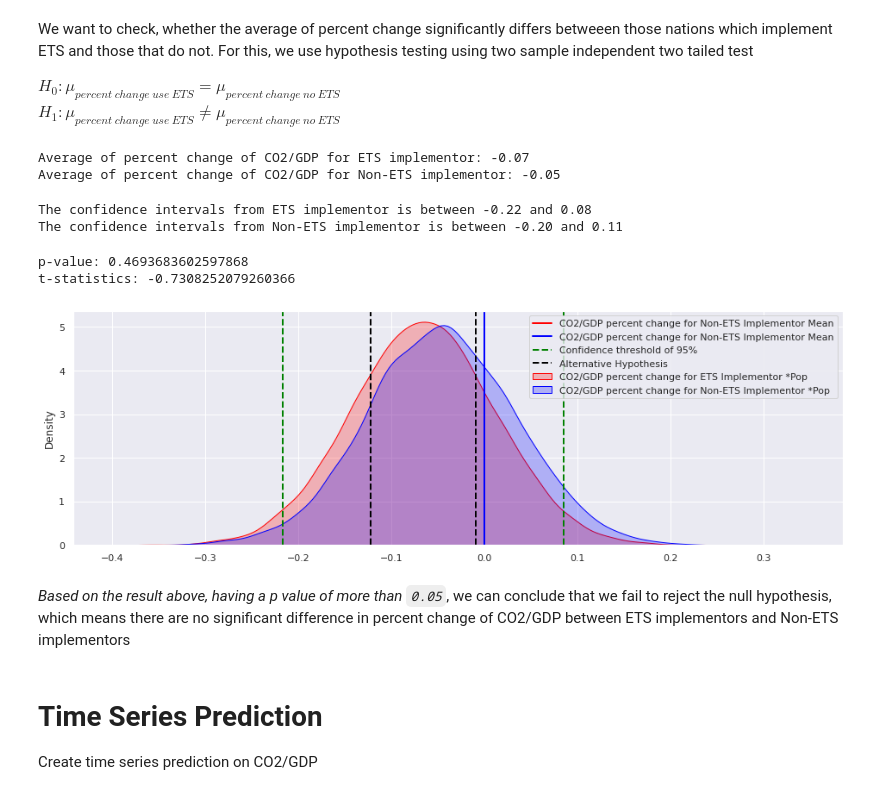
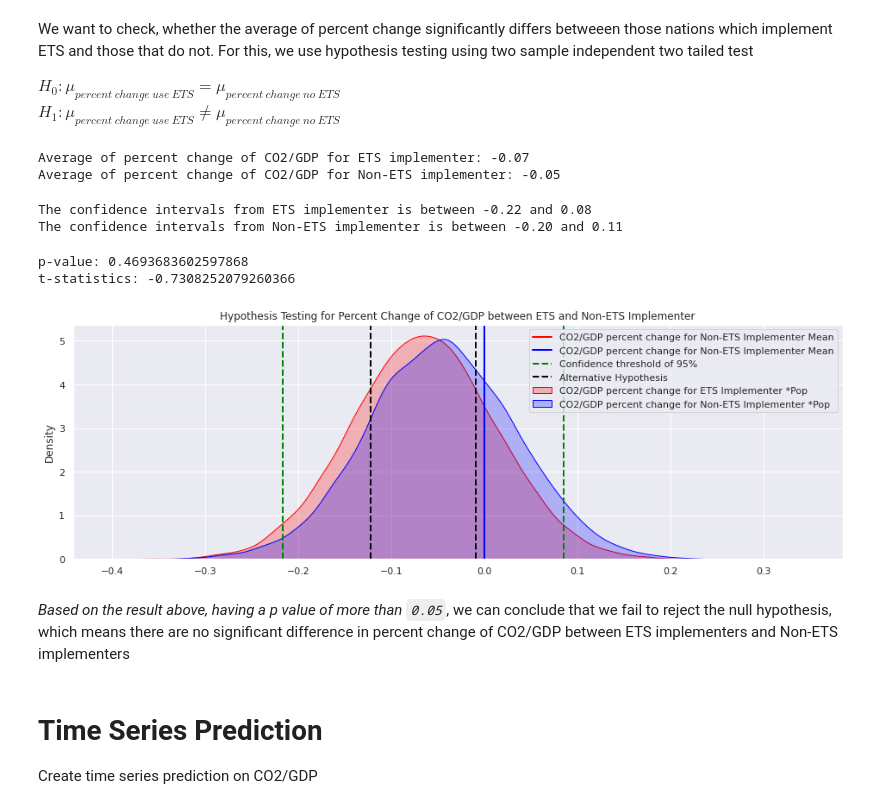
Before and after one commit to NikkiSatmaka/ets-on-carbon-emission, a Jupyter notebook: co2_gdp.ipynb, the cells around one changed output. Saved outputs shown, nothing was run; the diff lists cells and outputs as text; code cells hidden in the pictures.

```diff
--- a/co2_gdp.ipynb
+++ b/co2_gdp.ipynb
@@ -290,11 +295,11 @@ We want to check, whether the average of percent change significantly differs be
 $H_{0}: \mu_{percent\ change\ use\ ETS} = \mu_{percent\ change\ no\ ETS}$\
 $H_{1}: \mu_{percent\ change\ use\ ETS} \neq \mu_{percent\ change\ no\ ETS}$
 # %%
-print(f"Average of percent change of CO2/GDP for ETS implementor: {df_ets_mean_ts['use_ets_pct'][1:].mean():.2f}")
-print(f"Average of percent change of CO2/GDP for Non-ETS implementor: {df_ets_mean_ts['no_ets_pct'][1:].mean():.2f}")
+print(f"Average of percent change of CO2/GDP for ETS implementer: {df_ets_mean_ts['use_ets_pct'][1:].mean():.2f}")
+print(f"Average of percent change of CO2/GDP for Non-ETS implementer: {df_ets_mean_ts['no_ets_pct'][1:].mean():.2f}")
 # %% [output]
-Average of percent change of CO2/GDP for ETS implementor: -0.07
-Average of percent change of CO2/GDP for Non-ETS implementor: -0.05
+Average of percent change of CO2/GDP for ETS implementer: -0.07
+Average of percent change of CO2/GDP for Non-ETS implementer: -0.05
 # %%
 ci_use_ets = stats.norm.interval(
     0.95,
@@ -306,11 +311,11 @@ ci_no_ets = stats.norm.interval(
     df_ets_mean_ts['no_ets_pct'][1:].mean(),
     df_ets_mean_ts['no_ets_pct'][1:].std()
 )
-print(f'The confidence intervals from ETS implementor is between {ci_use_ets[0]:.2f} and {ci_use_ets[1]:.2f}')
-print(f'The confidence intervals from Non-ETS implementor is between {ci_no_ets[0]:.2f} and {ci_no_ets[1]:.2f}')
+print(f'The confidence intervals from ETS implementer is between {ci_use_ets[0]:.2f} and {ci_use_ets[1]:.2f}')
+print(f'The confidence intervals from Non-ETS implementer is between {ci_no_ets[0]:.2f} and {ci_no_ets[1]:.2f}')
 # %% [output]
-The confidence intervals from ETS implementor is between -0.22 and 0.08
-The confidence intervals from Non-ETS implementor is between -0.20 and 0.11
+The confidence intervals from ETS implementer is between -0.22 and 0.08
+The confidence intervals from Non-ETS implementer is between -0.20 and 0.11
 # %%
 t_stat, p_val = stats.ttest_ind(
     df_ets_mean_ts['use_ets_pct'][1:],
@@ -336,42 +341,43 @@ no_ets_pop = np.random.normal(
 plt.figure(figsize=(16, 5))
 sns.kdeplot(
     use_ets_pop,
-    label='CO2/GDP percent change for ETS Implementor *Pop',
+    label='CO2/GDP percent change for ETS Implementer *Pop',
     color='red',
     shade=True
 )
 sns.kdeplot(
     no_ets_pop,
-    label='CO2/GDP percent change for Non-ETS Implementor *Pop',
+    label='CO2/GDP percent change for Non-ETS Implementer *Pop',
     color='blue',
     shade=True
 )
 
 plt.axvline(
     df_ets_mean_ts['use_ets'].mean(),
     color='red',
     linewidth=2,
-    label='CO2/GDP percent change for Non-ETS Implementor Mean'
+    label='CO2/GDP percent change for Non-ETS Implementer Mean'
 )
 plt.axvline(
     df_ets_mean_ts['no_ets'].mean(),
     color='blue',
     linewidth=2,
-    label='CO2/GDP percent change for Non-ETS Implementor Mean'
+    label='CO2/GDP percent change for Non-ETS Implementer Mean'
 )
 
 plt.axvline(ci_use_ets[1], color='green', linestyle='dashed', linewidth=2, label='Confidence threshold of 95%')
 plt.axvline(ci_use_ets[0], color='green', linestyle='dashed', linewidth=2)
 
 plt.axvline(use_ets_pop.mean() + t_stat*use_ets_pop.std(), color='black', linestyle='dashed', linewidth=2, label='Alternative Hypothesis')
 plt.axvline(use_ets_pop.mean() - t_stat*use_ets_pop.std(), color='black', linestyle='dashed', linewidth=2)
 
+plt.title('Hypothesis Testing for Percent Change of CO2/GDP between ETS and Non-ETS Implementer')
 plt.legend()
 plt.show()
 # %% [output]
-[figure, old version]
+[figure, new version]
 # %% [markdown]
-*Based on the result above, having a p value of more than `0.05`*, we can conclude that we fail to reject the null hypothesis, which means there are no significant difference in percent change of CO2/GDP between ETS implementors and Non-ETS implementors
+*Based on the result above, having a p value of more than `0.05`*, we can conclude that we fail to reject the null hypothesis, which means there are no significant difference in percent change of CO2/GDP between ETS implementers and Non-ETS implementers
 # %% [markdown]
 # Time Series Prediction
 Create time series prediction on CO2/GDP
```
Also changed, not shown: parts of 9 cells of this notebook.
